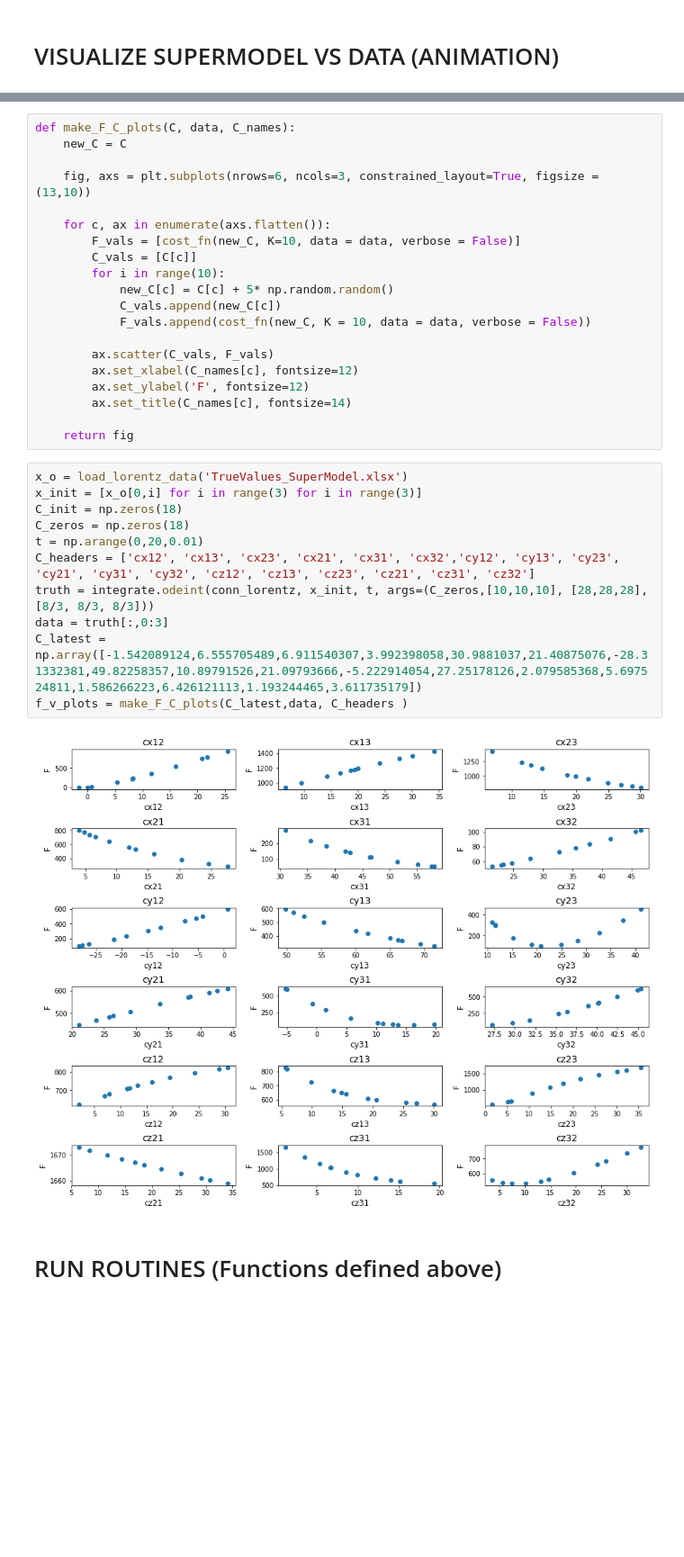
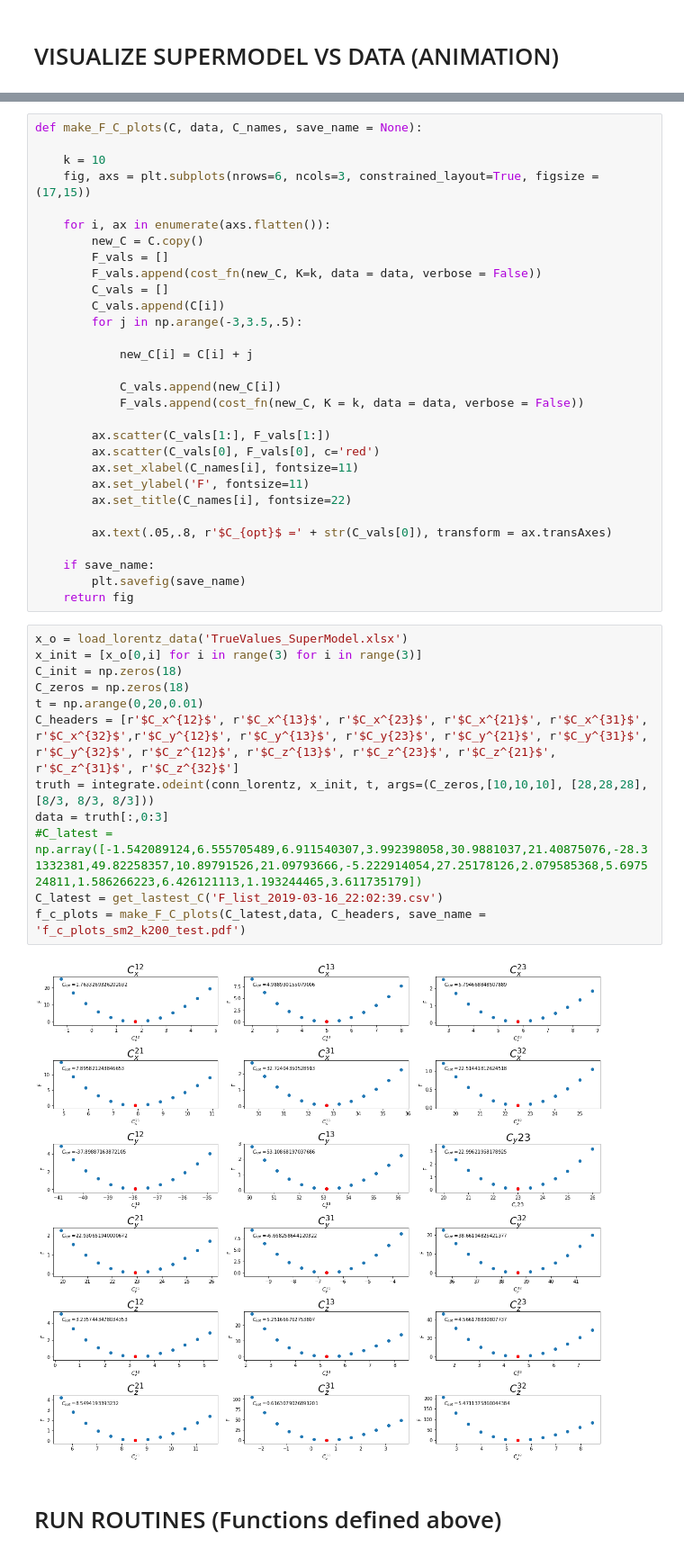
Before and after one commit to alexstoken/math485supermodels, a Jupyter notebook: find_min_C.ipynb, the cells around one changed output, grey strips where cells are left out. Shown: that part at 90% size. Saved outputs shown, nothing was run; the diff lists cells and outputs as text; blank space fills up the shorter version.

Commit message:
fixed the f c plots

```diff
--- a/find_min_C.ipynb
+++ b/find_min_C.ipynb
@@ -283,36 +303,47 @@ ani.save(mp4name+ '.mp4', writer = 'ffmpeg' )
 # %%
-def make_F_C_plots(C, data, C_names):
-    new_C = C
+def make_F_C_plots(C, data, C_names, save_name = None):
 
-    fig, axs = plt.subplots(nrows=6, ncols=3, constrained_layout=True, figsize = (13,10))
+    k = 10
+    fig, axs = plt.subplots(nrows=6, ncols=3, constrained_layout=True, figsize = (17,15))
 
-    for c, ax in enumerate(axs.flatten()):
-        F_vals = [cost_fn(new_C, K=10, data = data, verbose = False)]
-        C_vals = [C[c]]
-        for i in range(10):
-            new_C[c] = C[c] + 5* np.random.random()
-            C_vals.append(new_C[c])
-            F_vals.append(cost_fn(new_C, K = 10, data = data, verbose = False))
+    for i, ax in enumerate(axs.flatten()):
+        new_C = C.copy()
+        F_vals = []
+        F_vals.append(cost_fn(new_C, K=k, data = data, verbose = False))
+        C_vals = []
+        C_vals.append(C[i])
+        for j in np.arange(-3,3.5,.5):
 
-        ax.scatter(C_vals, F_vals)
-        ax.set_xlabel(C_names[c], fontsize=12)
-        ax.set_ylabel('F', fontsize=12)
-        ax.set_title(C_names[c], fontsize=14)
+            new_C[i] = C[i] + j
 
+            C_vals.append(new_C[i])
+            F_vals.append(cost_fn(new_C, K = k, data = data, verbose = False))
+
+        ax.scatter(C_vals[1:], F_vals[1:])
+        ax.scatter(C_vals[0], F_vals[0], c='red')
+        ax.set_xlabel(C_names[i], fontsize=11)
+        ax.set_ylabel('F', fontsize=11)
+        ax.set_title(C_names[i], fontsize=22)
+
+        ax.text(.05,.8, r'$C_{opt}$ =' + str(C_vals[0]), transform = ax.transAxes)
+
+    if save_name:
+        plt.savefig(save_name)
     return fig
 # %%
 x_o = load_lorentz_data('TrueValues_SuperModel.xlsx')
 x_init = [x_o[0,i] for i in range(3) for i in range(3)]
 C_init = np.zeros(18)
 C_zeros = np.zeros(18)
 t = np.arange(0,20,0.01)
-C_headers = ['cx12', 'cx13', 'cx23', 'cx21', 'cx31', 'cx32','cy12', 'cy13', 'cy23', 'cy21', 'cy31', 'cy32', 'cz12', 'cz13', 'cz23', 'cz21', 'cz31', 'cz32']
+C_headers = [r'$C_x^{12}$', r'$C_x^{13}$', r'$C_x^{23}$', r'$C_x^{21}$', r'$C_x^{31}$', r'$C_x^{32}$',r'$C_y^{12}$', r'$C_y^{13}$', r'$C_y{23}$', r'$C_y^{21}$', r'$C_y^{31}$', r'$C_y^{32}$', r'$C_z^{12}$', r'$C_z^{13}$', r'$C_z^{23}$', r'$C_z^{21}$', r'$C_z^{31}$', r'$C_z^{32}$']
 truth = integrate.odeint(conn_lorentz, x_init, t, args=(C_zeros,[10,10,10], [28,28,28],[8/3, 8/3, 8/3]))
 data = truth[:,0:3]
-C_latest = np.array([-1.542089124,6.555705489,6.911540307,3.992398058,30.9881037,21.40875076,-28.31332381,49.82258357,10.89791526,21.09793666,-5.222914054,27.25178126,2.079585368,5.697524811,1.586266223,6.426121113,1.193244465,3.611735179])
-f_v_plots = make_F_C_plots(C_latest,data, C_headers )
+#C_latest = np.array([-1.542089124,6.555705489,6.911540307,3.992398058,30.9881037,21.40875076,-28.31332381,49.82258357,10.89791526,21.09793666,-5.222914054,27.25178126,2.079585368,5.697524811,1.586266223,6.426121113,1.193244465,3.611735179])
+C_latest = get_lastest_C('F_list_2019-03-16_22:02:39.csv')
+f_c_plots = make_F_C_plots(C_latest,data, C_headers, save_name = 'f_c_plots_sm2_k200_test.pdf')
 # %% [output]
-[figure, old version]
+[figure, new version]
 # %% [markdown]
 # RUN ROUTINES (Functions defined above)
 # %%
```
Also changed, not shown: parts of 5 cells of this notebook, 10 other files.
